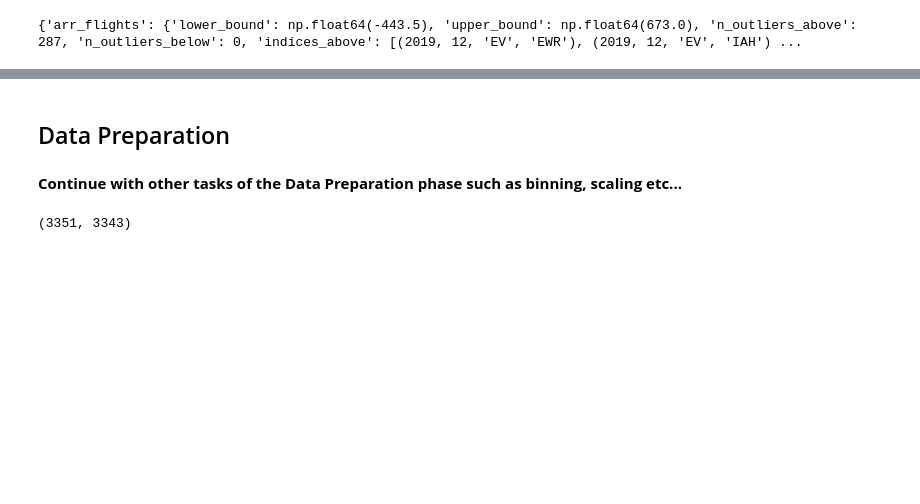
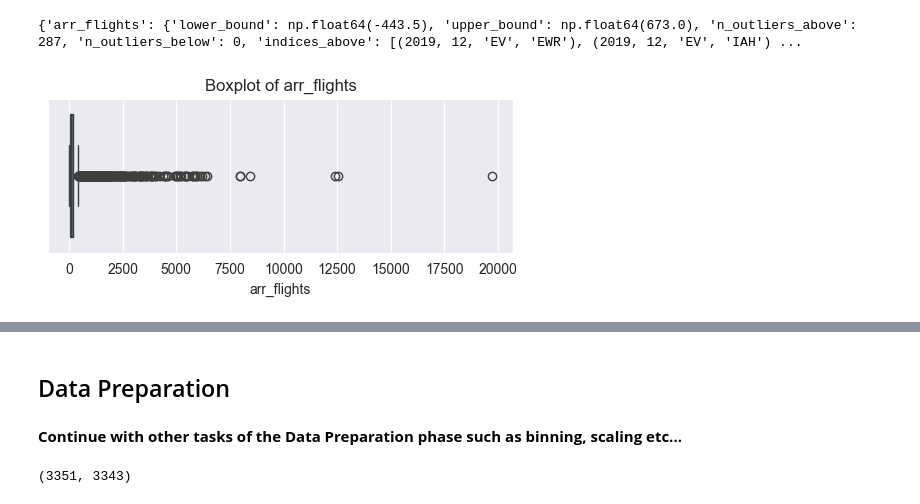
Before and after one commit to Bernhg4/businessintelligence_group043_a3, a Jupyter notebook: airline_delay_043.ipynb, the cells around one changed output, grey strips where cells are left out. Saved outputs shown, nothing was run; the diff lists cells and outputs as text; code cells hidden in the pictures; blank space fills up the shorter version.

Commit message:
Data Understanding

```diff
--- a/airline_delay_043.ipynb
+++ b/airline_delay_043.ipynb
@@ -1419,12 +1192,0 @@ KeyError: 'a'
-# %%
-#check for negative values
-for col in numeric_cols:
-    if (data[col] < 0).any():
-        print(f"Column {col} has negative values!")
-
-#check for invalid values
-invalid_del15 = data[data['arr_del15'] > data['arr_flights']]
-print("Rows with arr_del15 > arr_flights:", len(invalid_del15))
-
-invalid_cancel = data[data['arr_cancelled'] > data['arr_flights']]
-print("Rows with arr_cancelled > arr_flights:", len(invalid_cancel))
@@ -1480,2 +1286,72 @@ print(outliers)
 # %% [output]
 {'arr_flights': {'lower_bound': np.float64(-443.5), 'upper_bound': np.float64(673.0), 'n_outliers_above': 287, 'n_outliers_below': 0, 'indices_above': [(2019, 12, 'EV', 'EWR'), (2019, 12, 'EV', 'IAH') ...
+# %%
+outliers_visualization_code_writer = student_a
+
+def outliers_visualization(df: pd.DataFrame, columns: list):
+    for col in columns:
+        plt.figure(figsize=(6,2))
+        seaborn.boxplot(x=df[col])
+        plt.title(f"Boxplot of {col}")
+        plt.show()
+
+start_time_co = now()
+outlier_report = outliers_visualization(data, numeric_cols)
+end_time_co = now()
+
+# 1. Activty: Checking for skewness and creating the report
+co_ass_uuid_executor = "e7726ebf-a948-414c-af0c-5cbb34d8e83c"
+outliers_visualization_executor = [
+    f':outliers_visualization prov:qualifiedAssociation :{co_ass_uuid_executor} .',
+    f':{co_ass_uuid_executor} prov:agent :{executed_by} .',
+    f':{co_ass_uuid_executor} rdf:type prov:Association .',
+    f':{co_ass_uuid_executor} prov:hadRole :{code_executor_role} .',
+]
+engine.insert(outliers_visualization_executor, prefixes=prefixes)
+
+co_ass_uuid_writer = "28cca8ce-55b2-410e-a490-e8fede217511"
+co_comment = """
+The dataset is visualized using boxplots for numeric columns to identify potential outliers. There have been indication about outliers in the kurtosis check before.
+"""
+outliers_visualization_activity = [
+    ':outliers_visualization rdf:type prov:Activity .',
+    ':outliers_visualization sc:isPartOf :data_understanding_phase .',
+    ':outliers_visualization rdfs:comment \'Data Understanding\' .',
+    f':outliers_visualization rdfs:comment """{co_comment}""" .',
+    f':outliers_visualization prov:startedAtTime "{start_time_co}"^^xsd:dateTime .',
+    f':outliers_visualization prov:endedAtTime "{end_time_co}"^^xsd:dateTime .',
+    f':outliers_visualization prov:qualifiedAssociation :{co_ass_uuid_writer} .',
+    f':{co_ass_uuid_writer} prov:agent :{outliers_visualization_code_writer} .',
+    f':{co_ass_uuid_writer} rdf:type prov:Association .',
+    f':{co_ass_uuid_writer} prov:hadRole :{code_writer_role} .',
+    ':outliers_visualization prov:used :data .',
+    ':outliers_visualization_report rdf:type prov:Entity .',
+    f':outliers_visualization_report rdfs:comment """{json.dumps(outlier_report, indent=2)}""" .',
+    ':outliers_visualization_report prov:wasGeneratedBy :outliers_visualization .',
+]
+engine.insert(outliers_visualization_activity, prefixes=prefixes)
+
+# 2. Activity: Inspecting the report and taking a decision on what to do
+ior_ass_uuid_executor = "a6d6c34f-425d-4f76-871e-c234e51caeaa"
+ior_comment = """
+As indicated in the kurtosis check before number of delays due to security ans NAS show extreme outliers. Furthermore the columns of arriving and canceled flights show high outliers.
+"""
+inspect_outliers_visualization_executor = student_a
+inspect_outliers_visualization_activity = [
+    ':inspect_outliers_visualization rdf:type prov:Activity .',
+    ':inspect_outliers_visualization rdfs:comment \'Data Understanding\' .',
+    f':inspect_outliers_visualization rdfs:comment """{co_comment}""" .',
+    f':inspect_outliers_visualization prov:startedAtTime "{start_time_co}"^^xsd:dateTime .',
+    f':inspect_outliers_visualization prov:endedAtTime "{end_time_co}"^^xsd:dateTime .',
+    f':inspect_outliers_visualization prov:qualifiedAssociation :{ior_ass_uuid_executor} .',
+    f':{ior_ass_uuid_executor} prov:agent :{inspect_outliers_visualization_executor} .',
+    f':{ior_ass_uuid_executor} rdf:type prov:Association .',
+    f':{ior_ass_uuid_executor} prov:hadRole :{code_executor_role} .',
+    ':inspect_outliers_visualization prov:used :outliers_visualization_report .',
+    ':outliers_decision rdf:type prov:Entity .',
+    f':outliers_decision rdfs:comment """Outliers will not be removed, as they have significant value to the airport and airline data." .""" .',
+    ':outliers_decision prov:wasGeneratedBy :inspect_outliers_visualization .',
+]
+engine.insert(inspect_outliers_visualization_activity, prefixes=prefixes)
+# %% [output]
+[figure, added]
```
Also changed, not shown: parts of 26 cells of this notebook.
